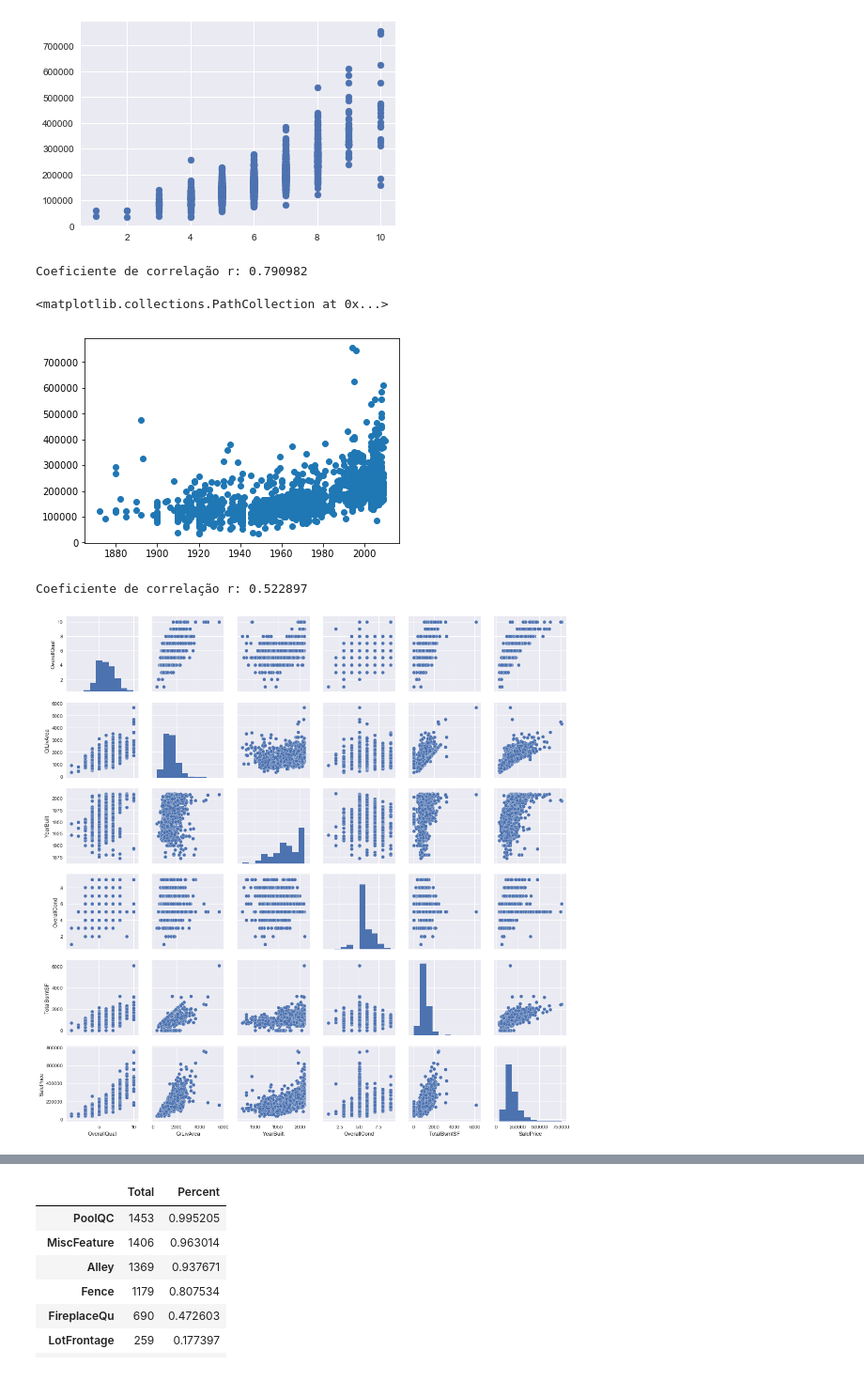
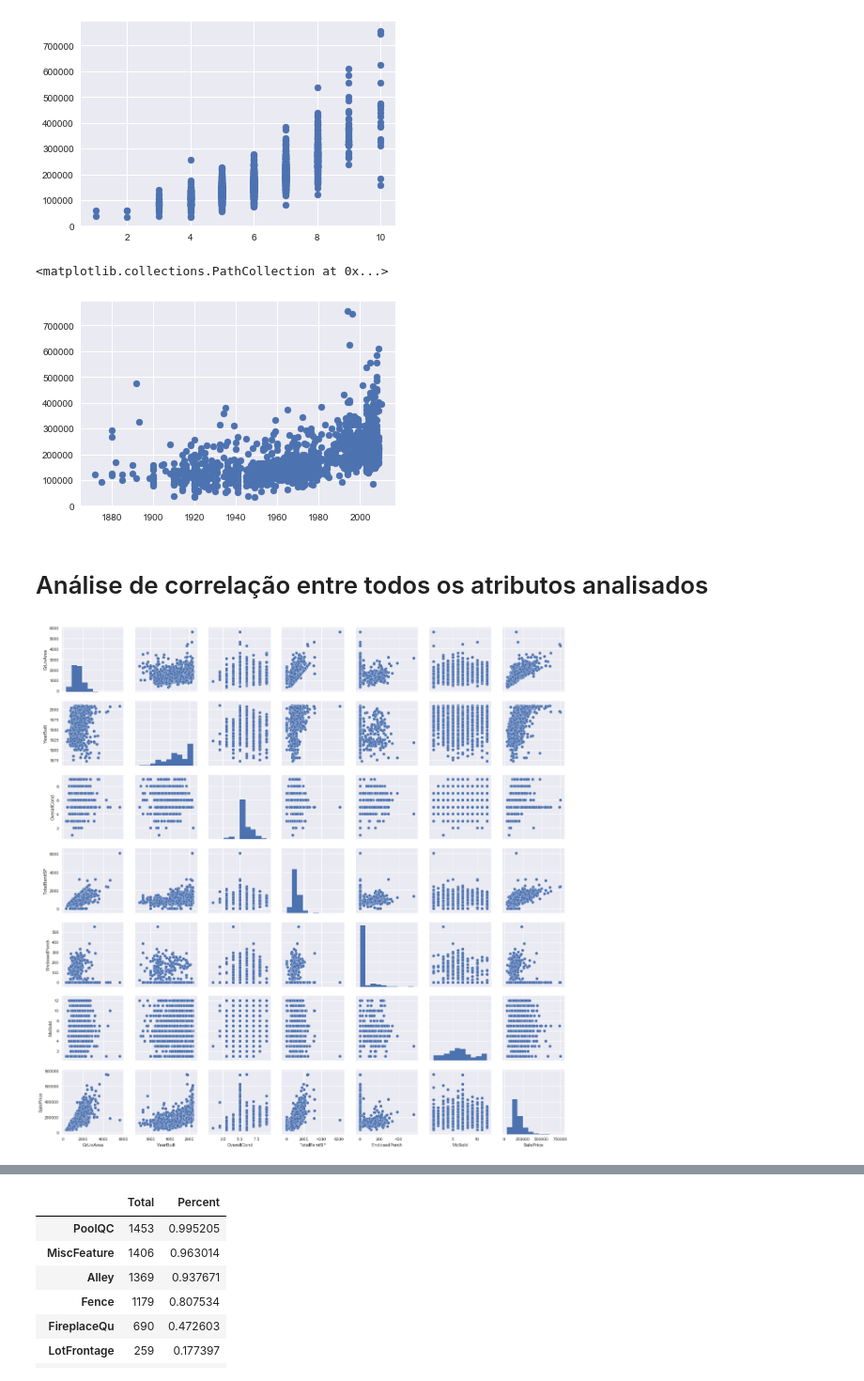
Before and after one commit to ticiana/Analise-de-Dados-Regressao, a Jupyter notebook: house_prices.ipynb, the cells around one changed output, grey strips where cells are left out. Shown at 94% size. Saved outputs shown, nothing was run; the diff lists cells and outputs as text; code cells hidden in the pictures.

```diff
--- a/house_prices.ipynb
+++ b/house_prices.ipynb
@@ -9,7 +9,7 @@ import seaborn as sns
 # %% [markdown]
 ## ** Importe dos dados**
 # %%
-data = pd.read_csv('/Users/ticianacoelhodasilva/Desktop/train_house_prices.csv')
+data = pd.read_csv('train_house_prices.csv')
 # %% [markdown]
 ## **Estudo das variáveis**
 # %%
@@ -125,28 +170,20 @@ plt.scatter(data.OverallQual,data.SalePrice)
 # %% [output]
 <matplotlib.collections.PathCollection at 0x...>
 [figure]
-# %%
-#Quando r=1, indica que um modelo linear pode descrever a relação entre as variáveis
-print("Coeficiente de correlação r: %f" % data.SalePrice.corr(data.OverallQual))
-# %% [output]
-Coeficiente de correlação r: 0.790982
 # %%
 plt.scatter(data.YearBuilt,data.SalePrice)
 # %% [output]
 <matplotlib.collections.PathCollection at 0x...>
-[figure, old version]
+[figure, new version]
-# %%
-#YearBuilt aparentemente é também linearmente associado a SalePrice, porém não tão bem como os outros
-#atributos analisados.
-print("Coeficiente de correlação r: %f" % data.SalePrice.corr(data.YearBuilt))
-# %% [output]
-Coeficiente de correlação r: 0.522897
+# %% [markdown]
+# Análise de correlação entre todos os atributos analisados
 # %%
-#scatterplot de todos por todos.
 sns.set()
-new = data[['OverallQual', 'GrLivArea', 'YearBuilt',
-            'OverallCond', 'TotalBsmtSF', 'SalePrice']].copy()
+cols = [ 'GrLivArea', 'YearBuilt',
+            'OverallCond', 'TotalBsmtSF',
+            'EnclosedPorch', 'MoSold', 'SalePrice']
+new = data[cols]
 sns.pairplot(new, size = 2.5)
 plt.show();
 # %% [output]
-[figure, old version]
+[figure, new version]
```
Also changed, not shown: parts of 23 cells of this notebook.
